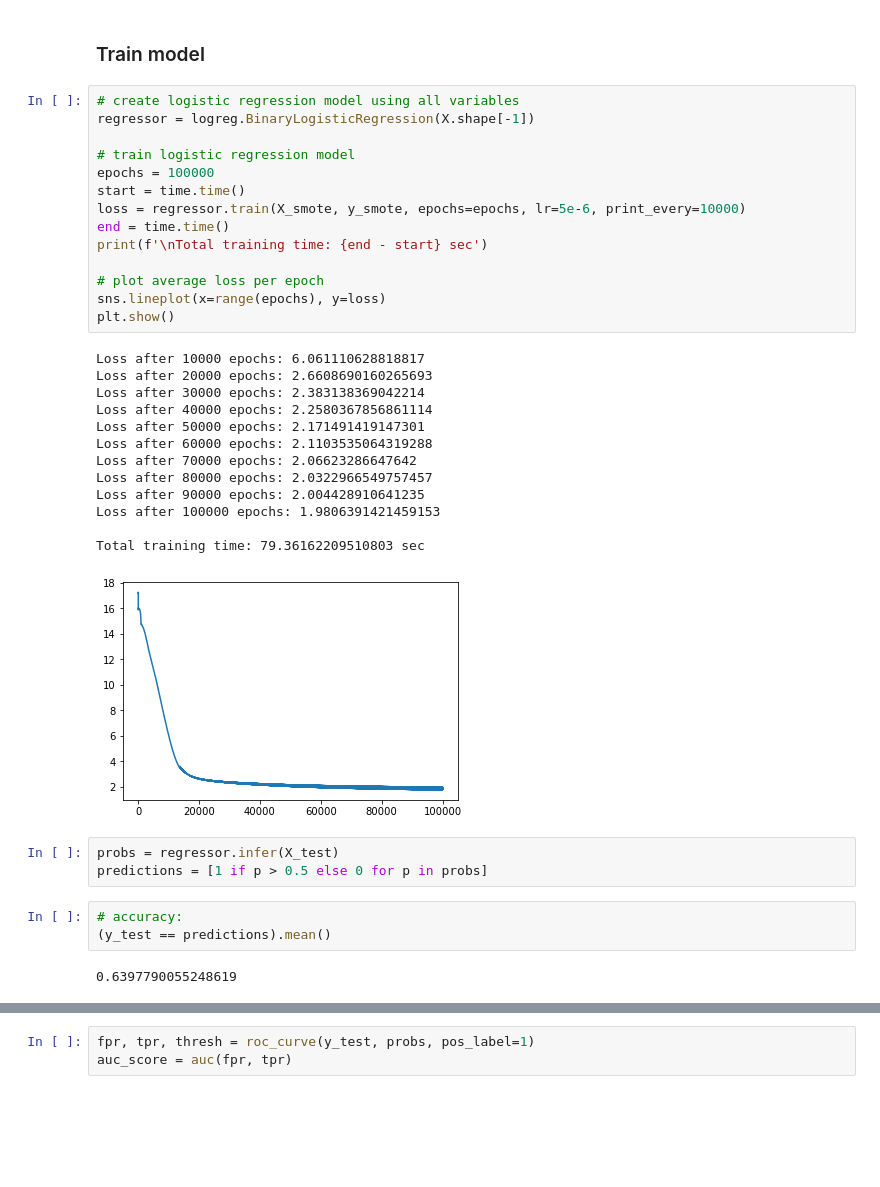
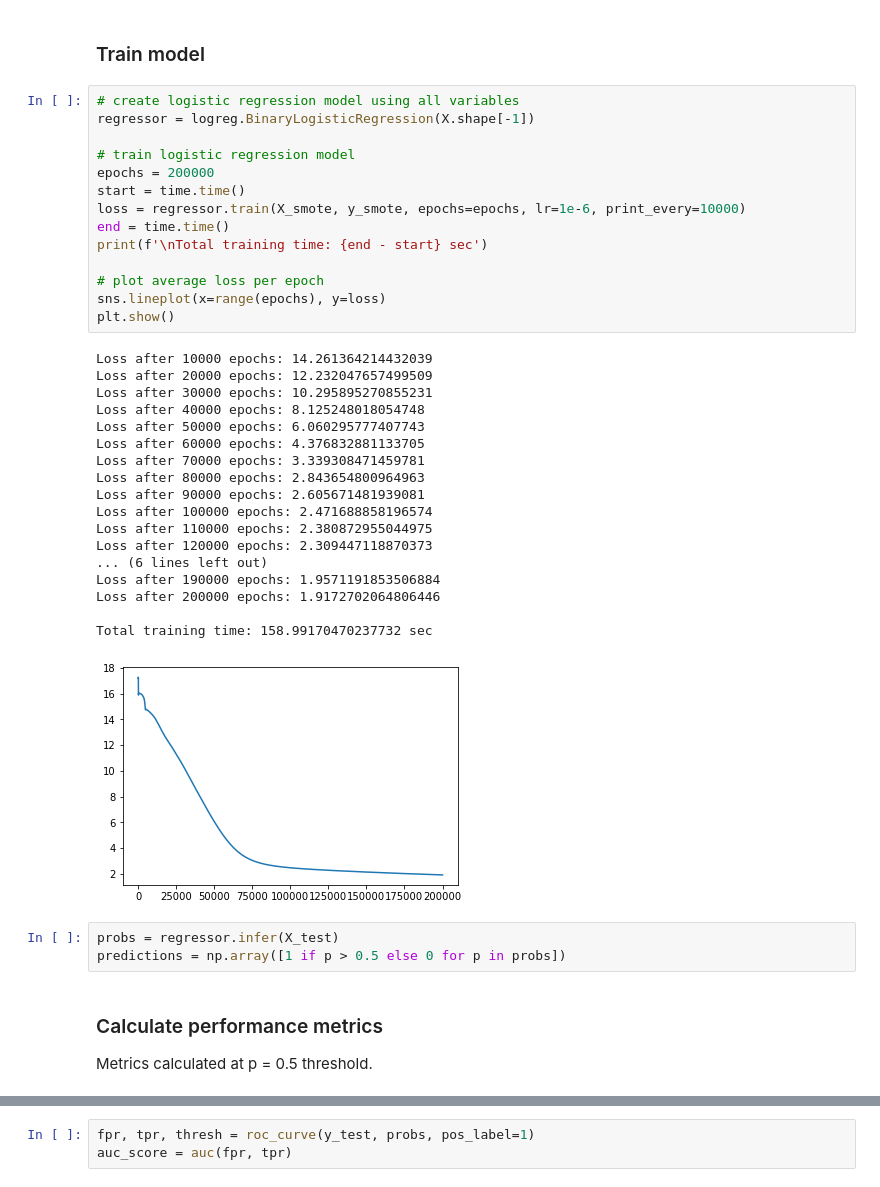
Before and after one commit to wcneill/ml-from-scratch, a Jupyter notebook: logregression/logreg.ipynb, the cells around one changed output, grey strips where cells are left out. Drawn from its saved outputs; the diff is of its cells as text; blank space fills up the shorter version.

```diff
--- a/logregression/logreg.ipynb
+++ b/logregression/logreg.ipynb
@@ -83,36 +83,39 @@ X_smote, y_smote = oversampler.fit_resample(X_train, y_train)
 # %%
 # create logistic regression model using all variables
 regressor = logreg.BinaryLogisticRegression(X.shape[-1])
 
 # train logistic regression model
-epochs = 100000
+epochs = 200000
 start = time.time()
-loss = regressor.train(X_smote, y_smote, epochs=epochs, lr=5e-6, print_every=10000)
+loss = regressor.train(X_smote, y_smote, epochs=epochs, lr=1e-6, print_every=10000)
 end = time.time()
 print(f'\nTotal training time: {end - start} sec')
 
 # plot average loss per epoch
 sns.lineplot(x=range(epochs), y=loss)
 plt.show()
 # %% [output]
-Loss after 10000 epochs: 6.061110628818817
-Loss after 20000 epochs: 2.6608690160265693
-Loss after 30000 epochs: 2.383138369042214
-Loss after 40000 epochs: 2.2580367856861114
-Loss after 50000 epochs: 2.171491419147301
-Loss after 60000 epochs: 2.1103535064319288
-Loss after 70000 epochs: 2.06623286647642
-Loss after 80000 epochs: 2.0322966549757457
-Loss after 90000 epochs: 2.004428910641235
-Loss after 100000 epochs: 1.9806391421459153
+Loss after 10000 epochs: 14.261364214432039
+Loss after 20000 epochs: 12.232047657499509
+Loss after 30000 epochs: 10.295895270855231
+Loss after 40000 epochs: 8.125248018054748
+Loss after 50000 epochs: 6.060295777407743
+Loss after 60000 epochs: 4.376832881133705
+Loss after 70000 epochs: 3.339308471459781
+Loss after 80000 epochs: 2.843654800964963
+Loss after 90000 epochs: 2.605671481939081
+Loss after 100000 epochs: 2.471688858196574
+Loss after 110000 epochs: 2.380872955044975
+Loss after 120000 epochs: 2.309447118870373
+... (6 lines left out)
+Loss after 190000 epochs: 1.9571191853506884
+Loss after 200000 epochs: 1.9172702064806446
 
-Total training time: 79.36162209510803 sec
+Total training time: 158.99170470237732 sec
-[figure, old version]
+[figure, new version]
 # %%
 probs = regressor.infer(X_test)
-predictions = [1 if p > 0.5 else 0 for p in probs]
+predictions = np.array([1 if p > 0.5 else 0 for p in probs])
-# %%
-# accuracy:
-(y_test == predictions).mean()
-# %% [output]
-0.6397790055248619
+# %% [markdown]
+### Calculate performance metrics
+Metrics calculated at p = 0.5 threshold.
```
Also changed, not shown: parts of 4 cells of this notebook.
